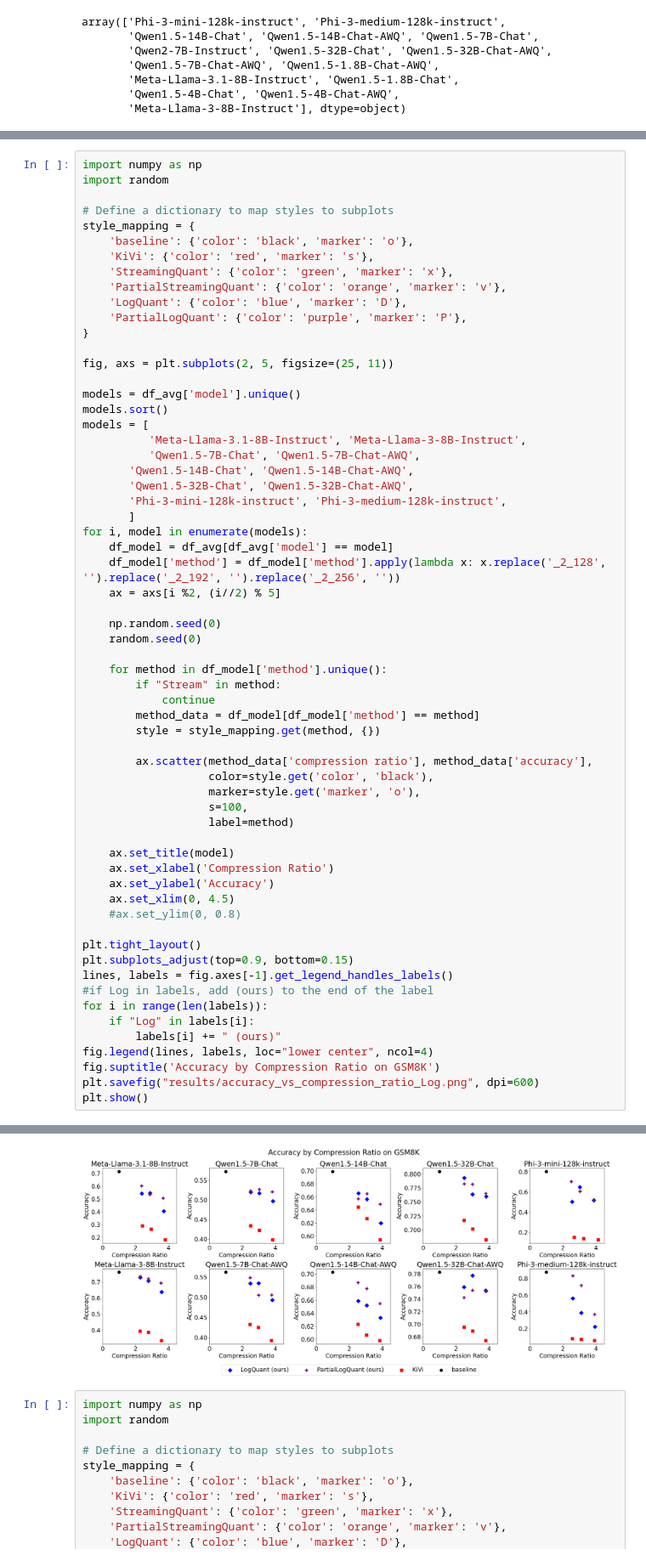
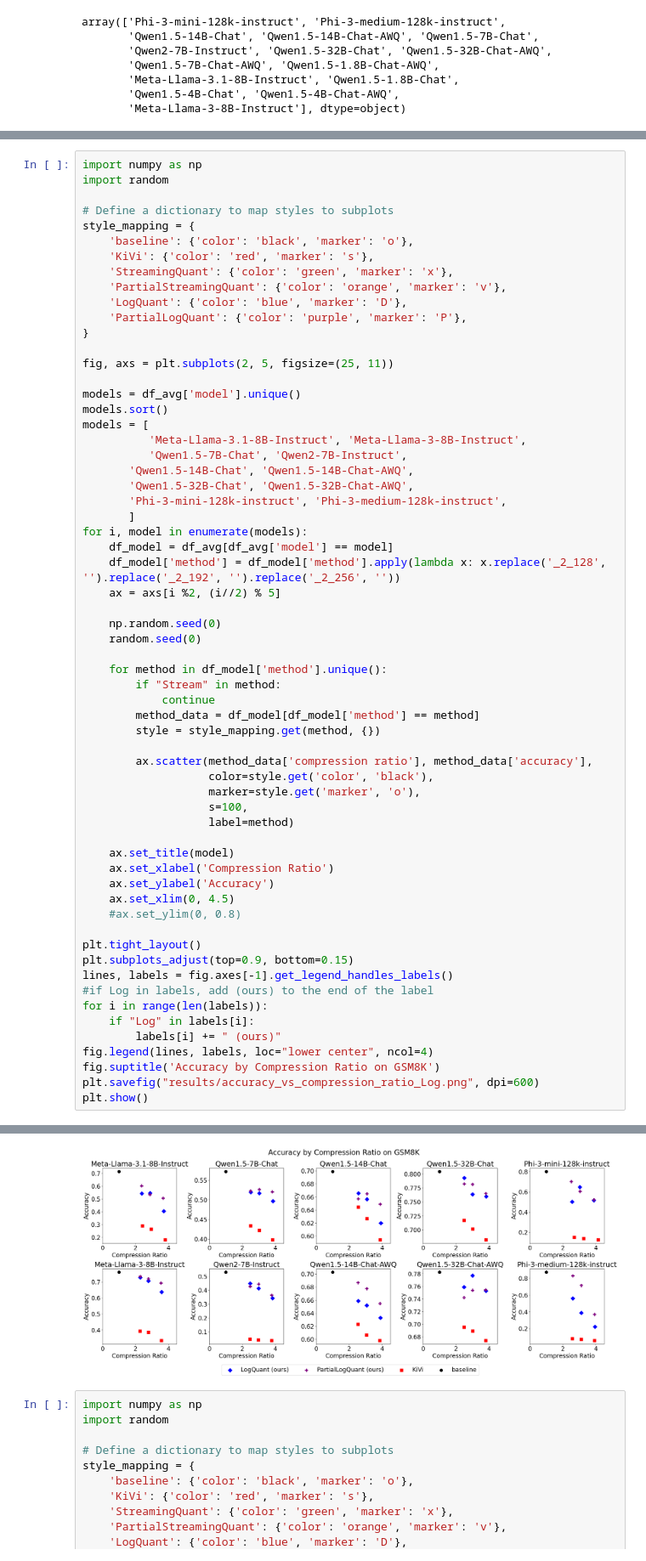
Before and after one commit to Concyclics/LogQuantKV, a Jupyter notebook: test_acc/GSM8K/plot.ipynb, the cells around one changed output, grey strips where cells are left out. Shown at 85% size. Cells and saved outputs as stored; diff of their text form.

```diff
--- a/test_acc/GSM8K/plot.ipynb
+++ b/test_acc/GSM8K/plot.ipynb
@@ -308,7 +340,7 @@ models = df_avg['model'].unique()
 models.sort()
 models = [
           'Meta-Llama-3.1-8B-Instruct', 'Meta-Llama-3-8B-Instruct',
-          'Qwen1.5-7B-Chat', 'Qwen1.5-7B-Chat-AWQ',
+          'Qwen1.5-7B-Chat', 'Qwen2-7B-Instruct',
        'Qwen1.5-14B-Chat', 'Qwen1.5-14B-Chat-AWQ',
        'Qwen1.5-32B-Chat', 'Qwen1.5-32B-Chat-AWQ',
        'Phi-3-mini-128k-instruct', 'Phi-3-medium-128k-instruct',
@@ -341,34 +373,34 @@ for i, model in enumerate(models):
 
 plt.tight_layout()
 plt.subplots_adjust(top=0.9, bottom=0.15)
 lines, labels = fig.axes[-1].get_legend_handles_labels()
 #if Log in labels, add (ours) to the end of the label
 for i in range(len(labels)):
     if "Log" in labels[i]:
         labels[i] += " (ours)"
 fig.legend(lines, labels, loc="lower center", ncol=4)
 fig.suptitle('Accuracy by Compression Ratio on GSM8K')
 plt.savefig("results/accuracy_vs_compression_ratio_Log.png", dpi=600)
 plt.show()
 # %% [output]
 A value is trying to be set on a copy of a slice from a DataFrame.
 Try using .loc[row_indexer,col_indexer] = value instead
 
 See the caveats in the documentation: https://pandas.pydata.org/pandas-docs/stable/user_guide/indexing.html#returning-a-view-versus-a-copy
   df_model['method'] = df_model['method'].apply(lambda x: x.replace('_2_128', '').replace('_2_192', '').replace('_2_256', ''))
 A value is trying to be set on a copy of a slice from a DataFrame.
 Try using .loc[row_indexer,col_indexer] = value instead
 
 See the caveats in the documentation: https://pandas.pydata.org/pandas-docs/stable/user_guide/indexing.html#returning-a-view-versus-a-copy
   df_model['method'] = df_model['method'].apply(lambda x: x.replace('_2_128', '').replace('_2_192', '').replace('_2_256', ''))
 A value is trying to be set on a copy of a slice from a DataFrame.
 Try using .loc[row_indexer,col_indexer] = value instead
 ... (34 lines left out)
 Try using .loc[row_indexer,col_indexer] = value instead
 
 See the caveats in the documentation: https://pandas.pydata.org/pandas-docs/stable/user_guide/indexing.html#returning-a-view-versus-a-copy
   df_model['method'] = df_model['method'].apply(lambda x: x.replace('_2_128', '').replace('_2_192', '').replace('_2_256', ''))
-[figure, old version]
+[figure, new version]
 # %%
 import numpy as np
 import random
```
Also changed, not shown: parts of 8 cells of this notebook, 15 other files.
